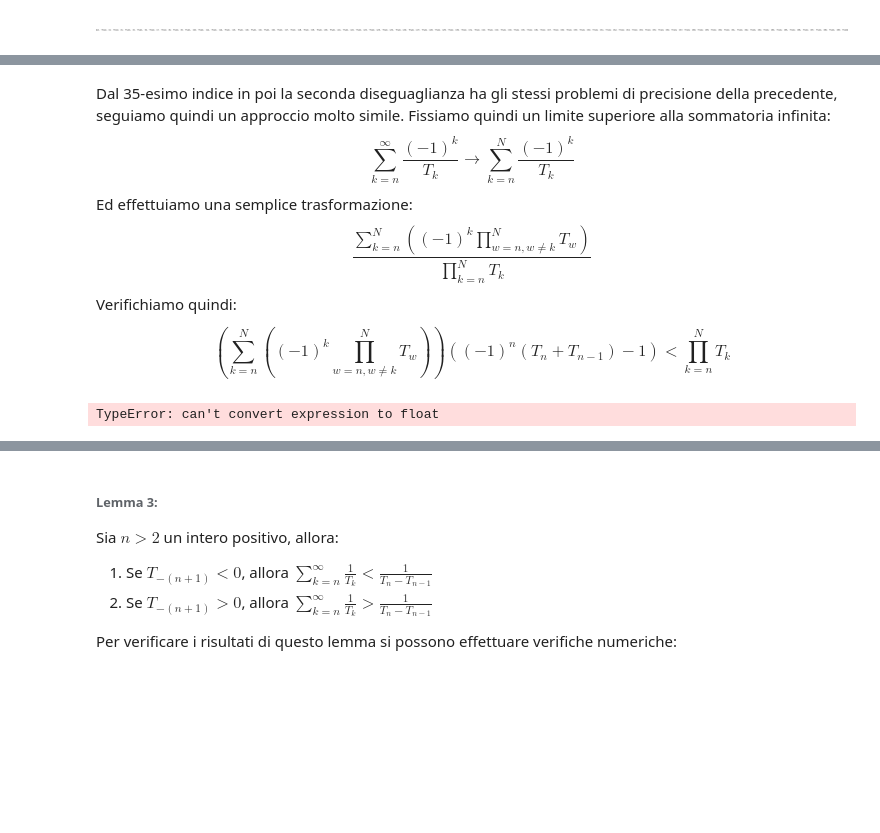
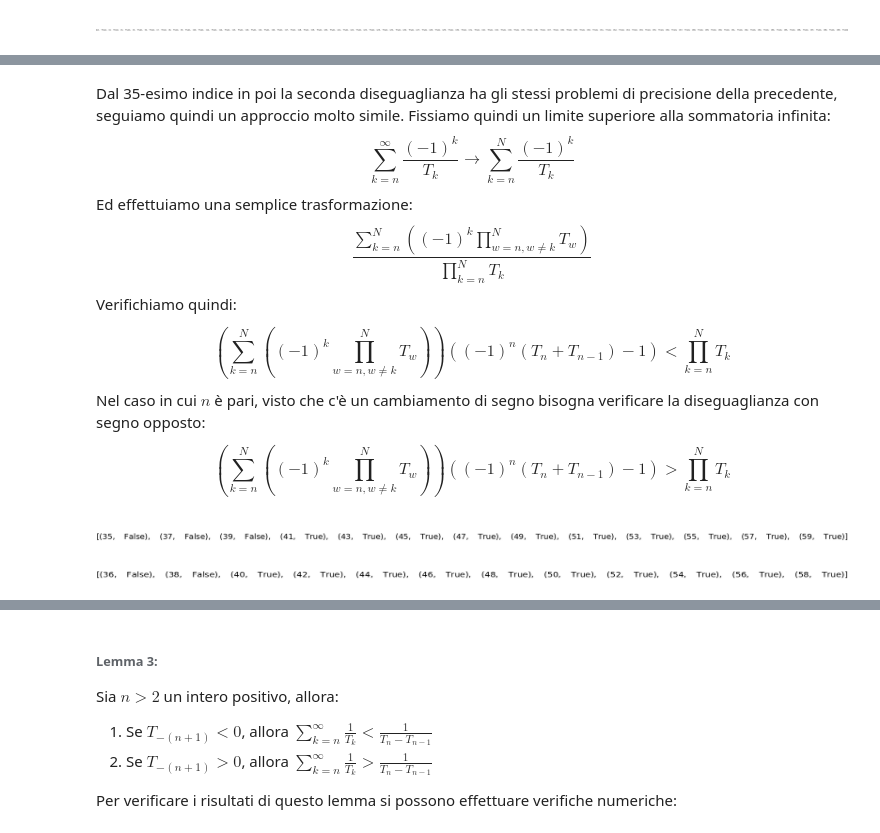
Before and after one commit to iskorini/PAA-Project, a Jupyter notebook: Notebook.ipynb, the cells around one changed output, grey strips where cells are left out. Cells and saved outputs as stored; diff of their text form; code cells hidden in the pictures; blank space fills up the shorter version.

```diff
--- a/Notebook.ipynb
+++ b/Notebook.ipynb
@@ -203,13 +217,19 @@ Ed effettuiamo una semplice trasformazione:
 $$\frac{\sum_{k=n}^{N}( (-1)^{k} \prod_{w=n, w\neq k}^{N} T_w)}{\prod_{k = n}^{N} T_k}$$
 Verifichiamo quindi:
 $$\left(\sum_{k=n}^{N}\left( (-1)^{k} \prod_{w=n, w\neq k}^{N} T_w\right)\right) ((-1)^n(T_n+T_{n-1})-1) < \prod_{k = n}^{N} T_k $$
+Nel caso in cui $n$ è pari, visto che c'è un cambiamento di segno bisogna verificare la diseguaglianza con segno opposto:
+$$\left(\sum_{k=n}^{N}\left( (-1)^{k} \prod_{w=n, w\neq k}^{N} T_w\right)\right) ((-1)^n(T_n+T_{n-1})-1) > \prod_{k = n}^{N} T_k $$
 # %%
-limit = 100
-calc_lem2_expr6_2 = Lambda([n], (((-1)**n) * (T(n)+T(n-1))-1))
+limit = 60
+calc_lem2_expr6_2 = Lambda([n], sympify( (((-1)**n) * (T(n)+T(n-1))-1), rational = True))
 q = Product(T(k), (k,n,limit))
 p = Sum(q/T(k), (k,n,limit))
-calc_p = Lambda([n], p)
-calc_q = Lambda([n], q)
-[(n, calc_p(n)*calc_lem2_expr6_2(n).evalf() < calc_q(n)) for n in range(35, 60)]
+calc_p = Lambda([n], sympify(p, rational=True))
+calc_q = Lambda([n], sympify(q, rational=True))
+[(n, Rational(calc_p(n).evalf())*Integer(calc_lem2_expr6_2(n).evalf()) < Integer(calc_q(n).evalf())) for n in range(35, 60, 2)]
 # %% [output]
-TypeError: can't convert expression to float
+[figure, added]
+# %%
+[(n, Rational(calc_p(n).evalf())*Integer(calc_lem2_expr6_2(n).evalf()) > Integer(calc_q(n).evalf())) for n in range(36, 60, 2)]
+# %% [output]
+[figure, added]
```
Also changed, not shown: parts of 39 cells of this notebook, 1 other file.
